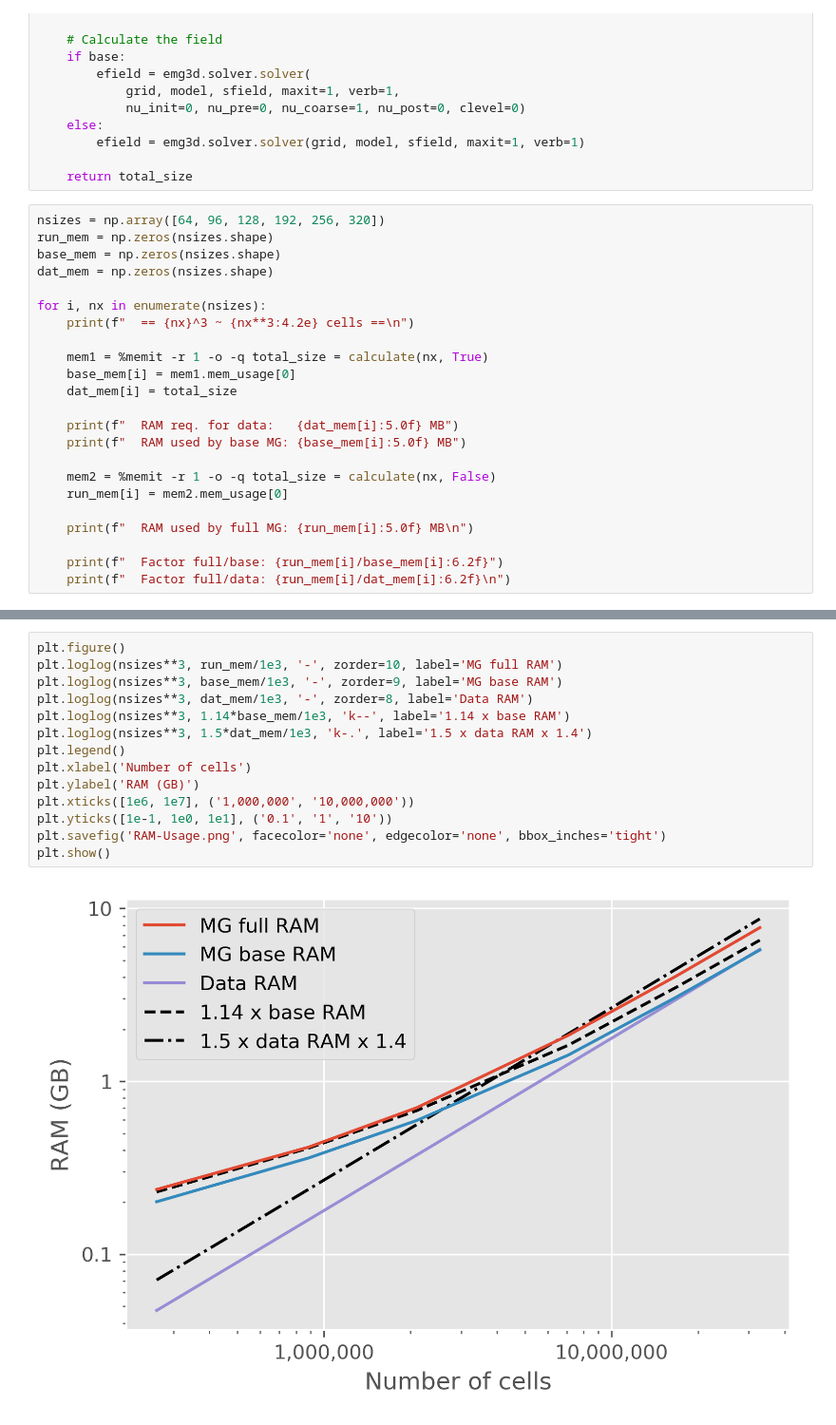
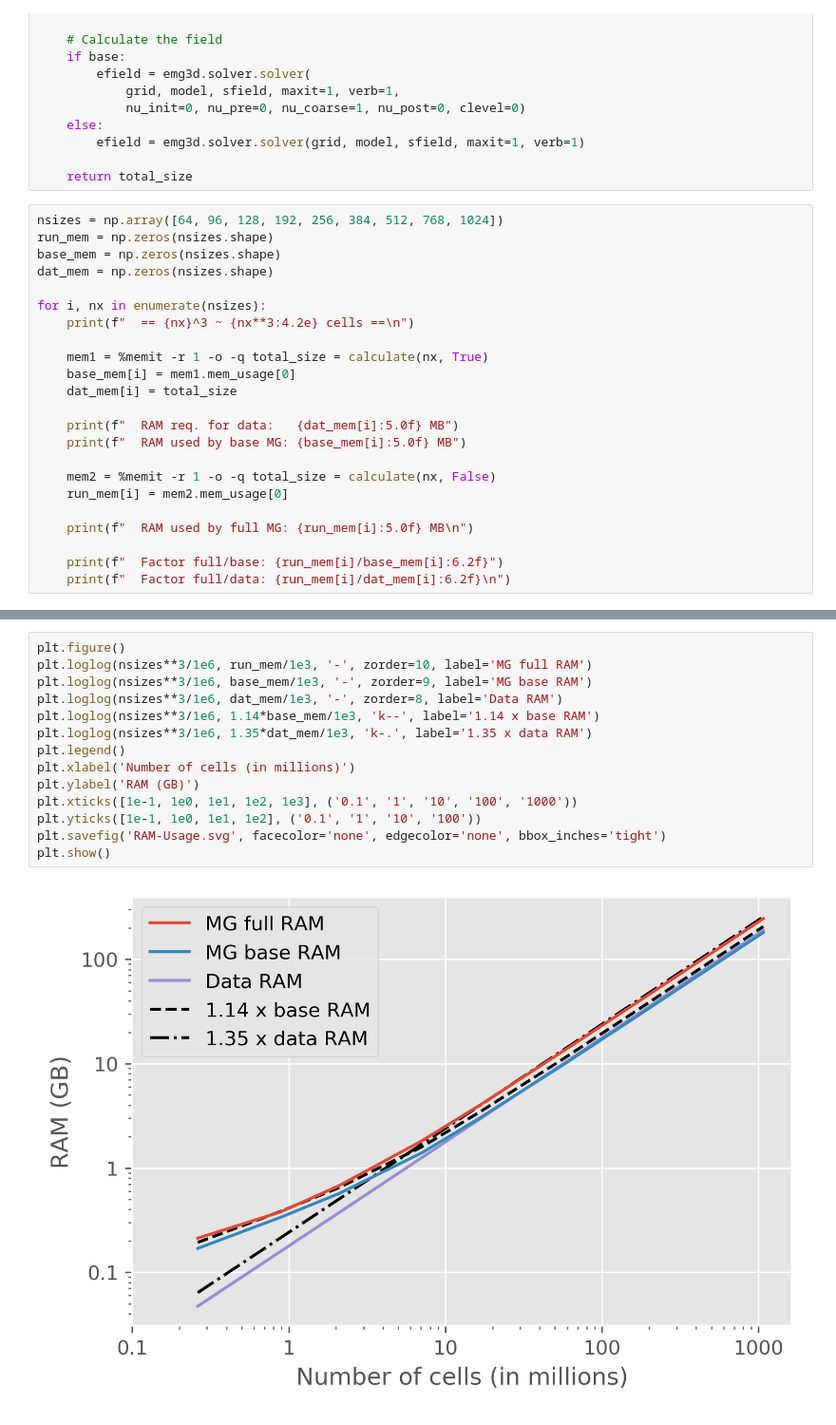
Before and after one commit to emsig/emg3d-examples, a Jupyter notebook: 4a_RAM-requirements.ipynb, the cells around one changed output, grey strips where cells are left out. Shown at 95% size. Saved outputs shown, nothing was run; the diff lists cells and outputs as text.

```diff
--- a/4a_RAM-requirements.ipynb
+++ b/4a_RAM-requirements.ipynb
@@ -59,7 +59,7 @@ def calculate(nx, base=True):
 
     return total_size
 # %%
-nsizes = np.array([64, 96, 128, 192, 256, 320])
+nsizes = np.array([64, 96, 128, 192, 256, 384, 512, 768, 1024])
 run_mem = np.zeros(nsizes.shape)
 base_mem = np.zeros(nsizes.shape)
 dat_mem = np.zeros(nsizes.shape)
@@ -102,19 +102,19 @@ for i, nx in enumerate(nsizes):
 # %%
 plt.figure()
-plt.loglog(nsizes**3, run_mem/1e3, '-', zorder=10, label='MG full RAM')
-plt.loglog(nsizes**3, base_mem/1e3, '-', zorder=9, label='MG base RAM')
-plt.loglog(nsizes**3, dat_mem/1e3, '-', zorder=8, label='Data RAM')
-plt.loglog(nsizes**3, 1.14*base_mem/1e3, 'k--', label='1.14 x base RAM')
-plt.loglog(nsizes**3, 1.5*dat_mem/1e3, 'k-.', label='1.5 x data RAM x 1.4')
+plt.loglog(nsizes**3/1e6, run_mem/1e3, '-', zorder=10, label='MG full RAM')
+plt.loglog(nsizes**3/1e6, base_mem/1e3, '-', zorder=9, label='MG base RAM')
+plt.loglog(nsizes**3/1e6, dat_mem/1e3, '-', zorder=8, label='Data RAM')
+plt.loglog(nsizes**3/1e6, 1.14*base_mem/1e3, 'k--', label='1.14 x base RAM')
+plt.loglog(nsizes**3/1e6, 1.35*dat_mem/1e3, 'k-.', label='1.35 x data RAM')
 plt.legend()
-plt.xlabel('Number of cells')
+plt.xlabel('Number of cells (in millions)')
 plt.ylabel('RAM (GB)')
-plt.xticks([1e6, 1e7], ('1,000,000', '10,000,000'))
-plt.yticks([1e-1, 1e0, 1e1], ('0.1', '1', '10'))
-plt.savefig('RAM-Usage.png', facecolor='none', edgecolor='none', bbox_inches='tight')
+plt.xticks([1e-1, 1e0, 1e1, 1e2, 1e3], ('0.1', '1', '10', '100', '1000'))
+plt.yticks([1e-1, 1e0, 1e1, 1e2], ('0.1', '1', '10', '100'))
+plt.savefig('RAM-Usage.svg', facecolor='none', edgecolor='none', bbox_inches='tight')
 plt.show()
 # %% [output]
-[figure, old version]
+[figure, new version]
 # %%
 emg3d.Versions()
 # %% [output]
```
Also changed, not shown: parts of 3 cells of this notebook.
